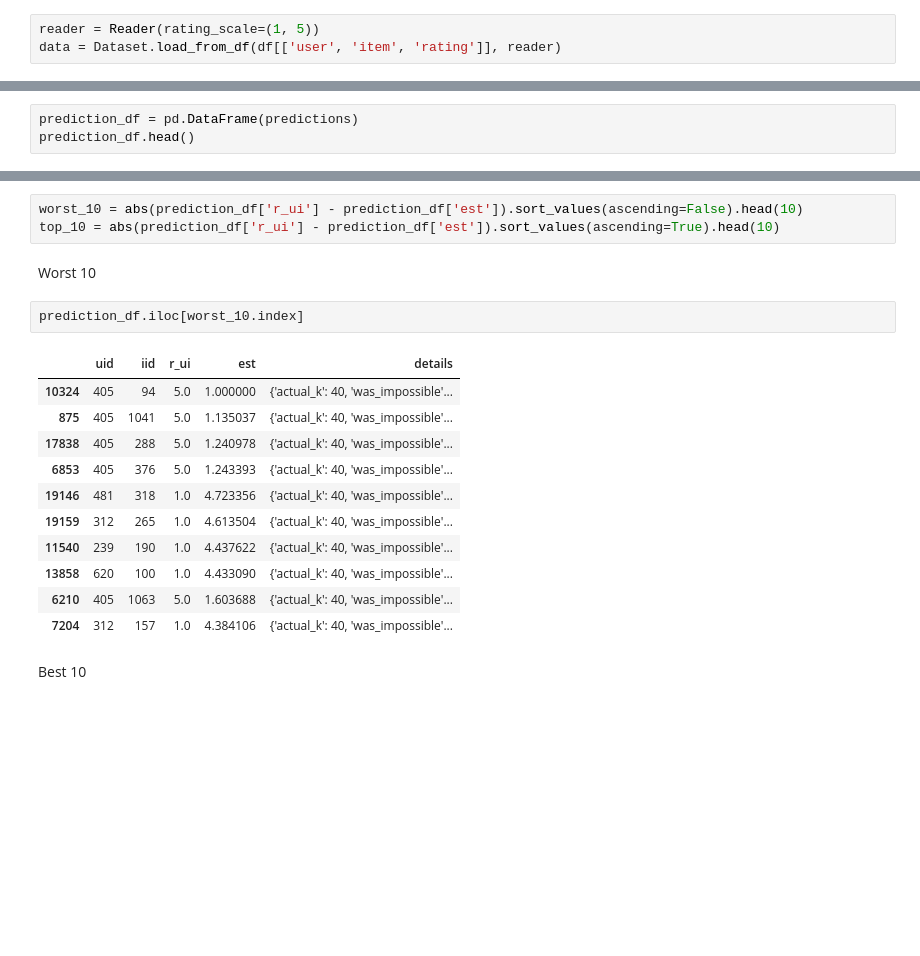
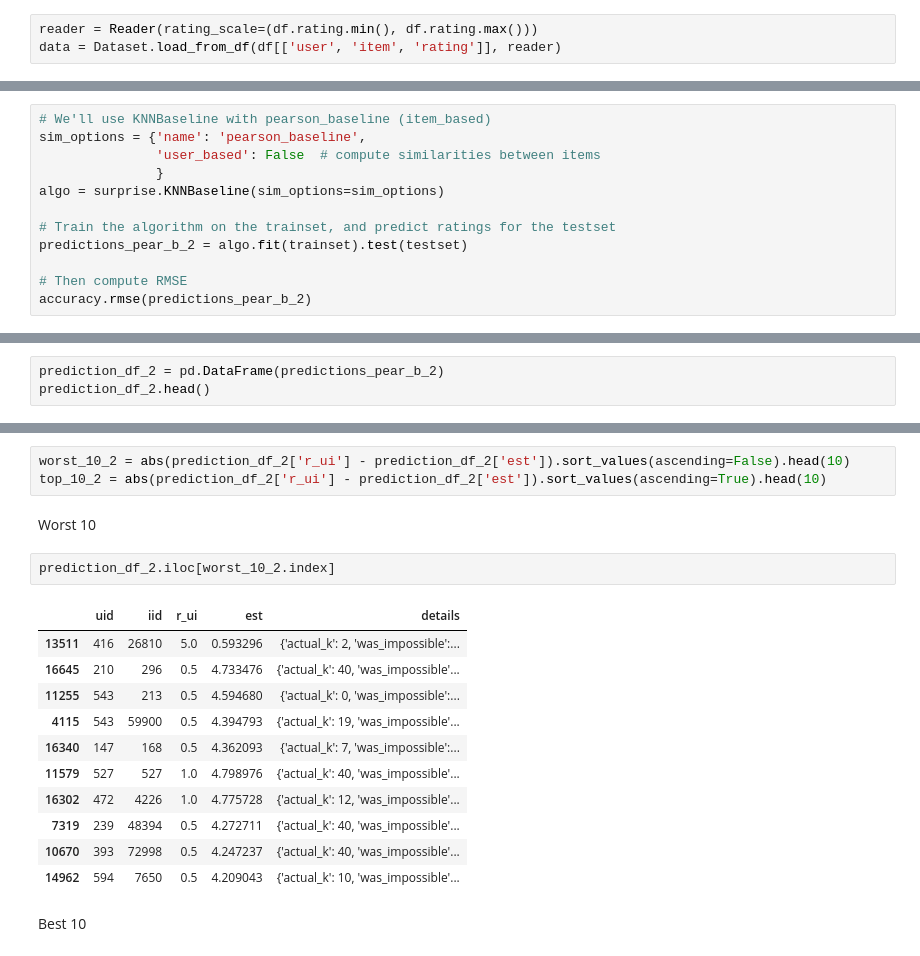
Before and after one commit to wheremagichappens/an.dy, a Jupyter notebook: data612/proj 2/data612-proj2-submit.group..ipynb, the cells around one changed output, grey strips where cells are left out. Cells and saved outputs as stored; diff of their text form; blank space fills up the shorter version.

```diff
--- a/data612/proj 2/data612-proj2-submit.group..ipynb
+++ b/data612/proj 2/data612-proj2-submit.group..ipynb
@@ -128,7 +130,7 @@ df.groupby('item')['rating'].count().reset_index().sort_values('rating', ascendi
 # %% [markdown]
 We will find the best KNN model based on RMSE.
 # %%
-reader = Reader(rating_scale=(1, 5))
+reader = Reader(rating_scale=(df.rating.min(), df.rating.max()))
 data = Dataset.load_from_df(df[['user', 'item', 'rating']], reader)
 # %%
 # Learn how to configure parameters in each model, for instance, bsl_option vs sim_option and maybe there is one for SVD.
@@ -302,0 +382,12 @@ RMSE: 0.9413
+# %%
+# We'll use KNNBaseline with pearson_baseline (item_based)
+sim_options = {'name': 'pearson_baseline',
+               'user_based': False  # compute similarities between items
+               }
+algo = surprise.KNNBaseline(sim_options=sim_options)
+
+# Train the algorithm on the trainset, and predict ratings for the testset
+predictions_pear_b_2 = algo.fit(trainset).test(testset)
+
+# Then compute RMSE
+accuracy.rmse(predictions_pear_b_2)
@@ -305,5 +402,5 @@ Just like we did with user_based, let's create prediction_df
 # %%
-prediction_df = pd.DataFrame(predictions)
-prediction_df.head()
+prediction_df_2 = pd.DataFrame(predictions_pear_b_2)
+prediction_df_2.head()
 # %% [output]
 |  | uid | iid | r_ui | est | details |
@@ -315,22 +412,22 @@ prediction_df.head()
 # %%
-worst_10 = abs(prediction_df['r_ui'] - prediction_df['est']).sort_values(ascending=False).head(10)
-top_10 = abs(prediction_df['r_ui'] - prediction_df['est']).sort_values(ascending=True).head(10)
+worst_10_2 = abs(prediction_df_2['r_ui'] - prediction_df_2['est']).sort_values(ascending=False).head(10)
+top_10_2 = abs(prediction_df_2['r_ui'] - prediction_df_2['est']).sort_values(ascending=True).head(10)
 # %% [markdown]
 Worst 10
 # %%
-prediction_df.iloc[worst_10.index]
+prediction_df_2.iloc[worst_10_2.index]
 # %% [output]
 |  | uid | iid | r_ui | est | details |
-| 10324 | 405 | 94 | 5.0 | 1.000000 | {'actual_k': 40, 'was_impossible'... |
-| 875 | 405 | 1041 | 5.0 | 1.135037 | {'actual_k': 40, 'was_impossible'... |
-| 17838 | 405 | 288 | 5.0 | 1.240978 | {'actual_k': 40, 'was_impossible'... |
-| 6853 | 405 | 376 | 5.0 | 1.243393 | {'actual_k': 40, 'was_impossible'... |
-| 19146 | 481 | 318 | 1.0 | 4.723356 | {'actual_k': 40, 'was_impossible'... |
-| 19159 | 312 | 265 | 1.0 | 4.613504 | {'actual_k': 40, 'was_impossible'... |
-| 11540 | 239 | 190 | 1.0 | 4.437622 | {'actual_k': 40, 'was_impossible'... |
-| 13858 | 620 | 100 | 1.0 | 4.433090 | {'actual_k': 40, 'was_impossible'... |
-| 6210 | 405 | 1063 | 5.0 | 1.603688 | {'actual_k': 40, 'was_impossible'... |
-| 7204 | 312 | 157 | 1.0 | 4.384106 | {'actual_k': 40, 'was_impossible'... |
+| 13511 | 416 | 26810 | 5.0 | 0.593296 | {'actual_k': 2, 'was_impossible':... |
+| 16645 | 210 | 296 | 0.5 | 4.733476 | {'actual_k': 40, 'was_impossible'... |
+| 11255 | 543 | 213 | 0.5 | 4.594680 | {'actual_k': 0, 'was_impossible':... |
+| 4115 | 543 | 59900 | 0.5 | 4.394793 | {'actual_k': 19, 'was_impossible'... |
+| 16340 | 147 | 168 | 0.5 | 4.362093 | {'actual_k': 7, 'was_impossible':... |
+| 11579 | 527 | 527 | 1.0 | 4.798976 | {'actual_k': 40, 'was_impossible'... |
+| 16302 | 472 | 4226 | 1.0 | 4.775728 | {'actual_k': 12, 'was_impossible'... |
+| 7319 | 239 | 48394 | 0.5 | 4.272711 | {'actual_k': 40, 'was_impossible'... |
+| 10670 | 393 | 72998 | 0.5 | 4.247237 | {'actual_k': 40, 'was_impossible'... |
+| 14962 | 594 | 7650 | 0.5 | 4.209043 | {'actual_k': 10, 'was_impossible'... |
 # %% [markdown]
 Best 10
 # %%
```
Also changed, not shown: parts of 47 cells of this notebook.
